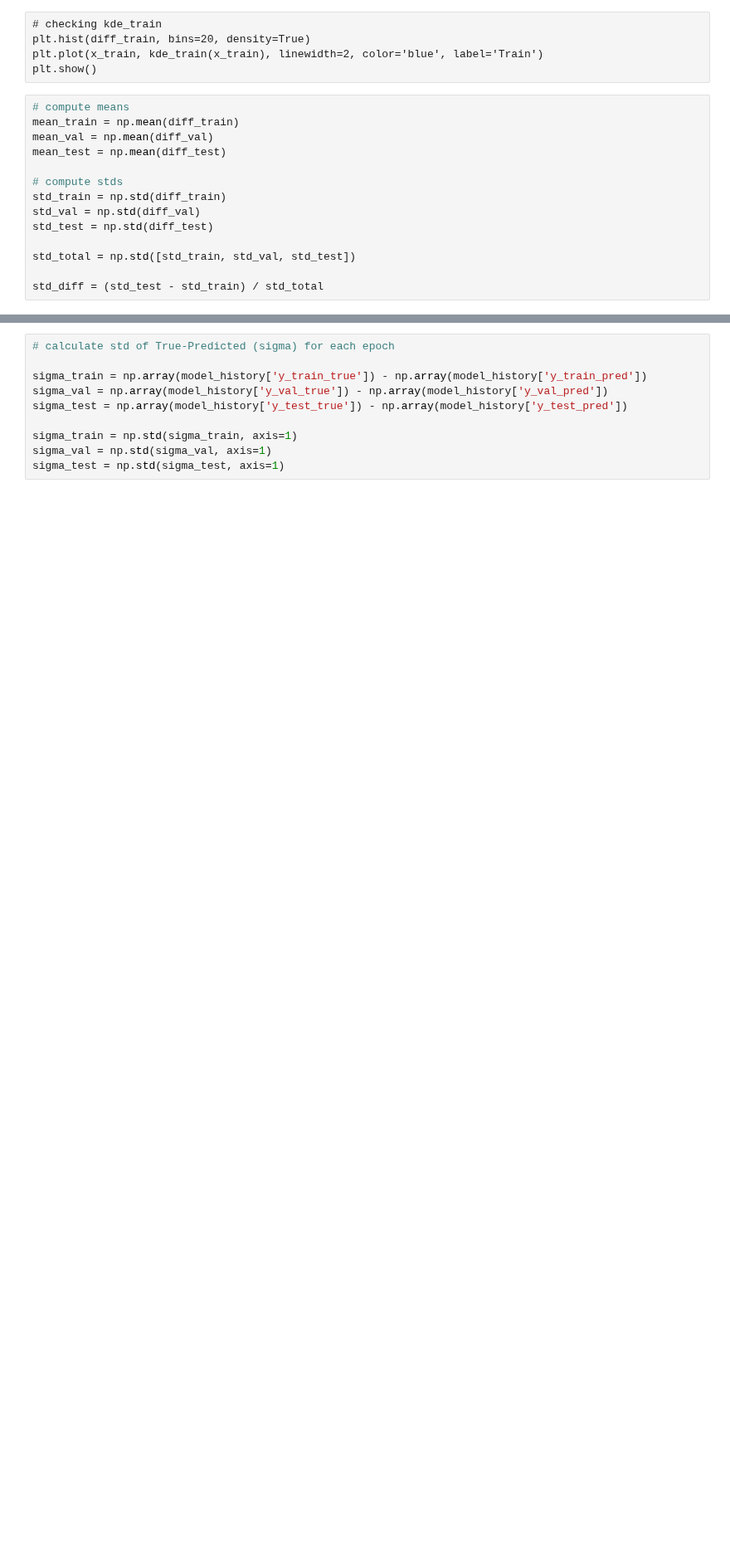
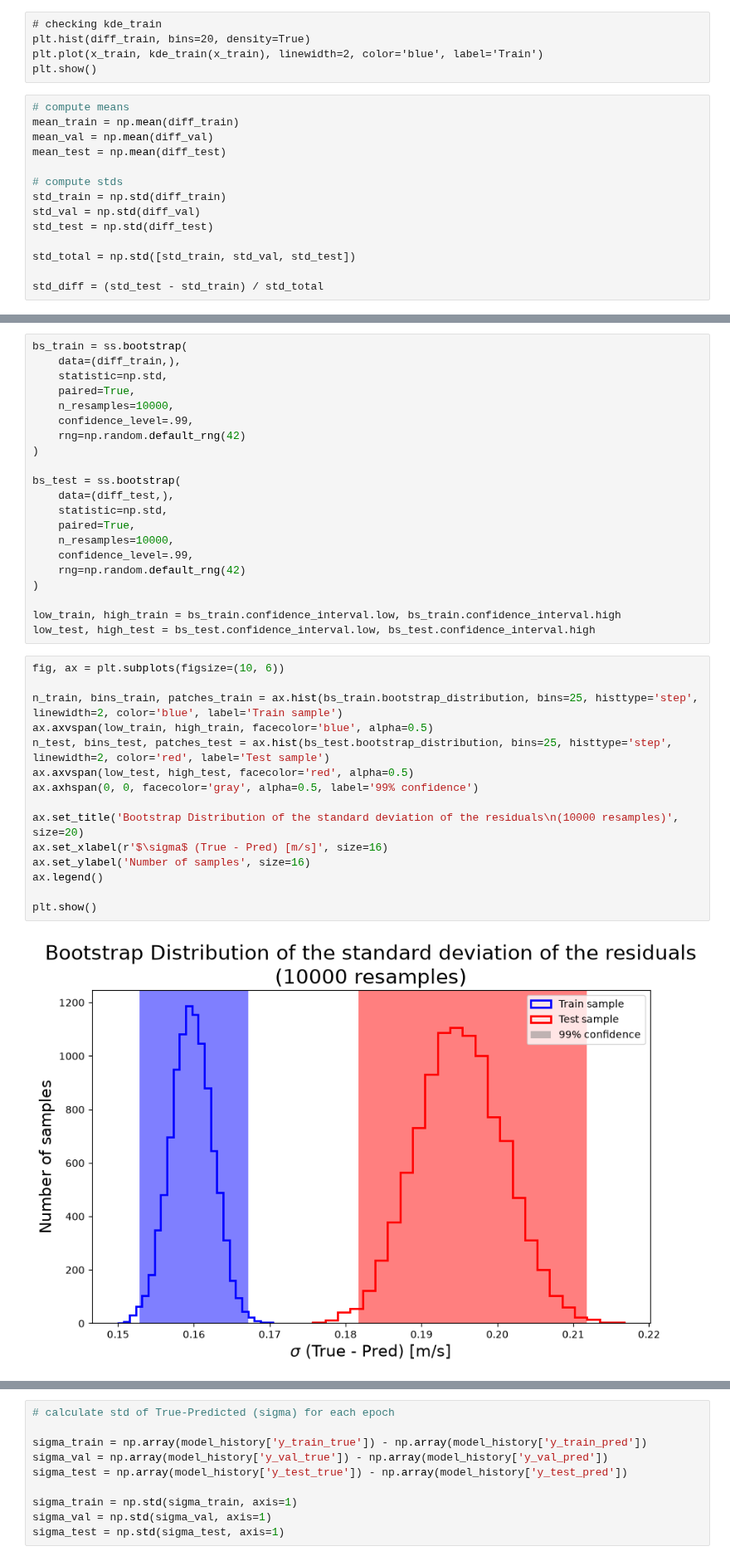
Before and after one commit to Etienne99/LAM_Internship, a Jupyter notebook: scripts_2/neuraln_4.ipynb, the cells around one changed output, grey strips where cells are left out. Shown at 83% size. Saved outputs shown, nothing was run; the diff lists cells and outputs as text; blank space fills up the shorter version.

```diff
--- a/scripts_2/neuraln_4.ipynb
+++ b/scripts_2/neuraln_4.ipynb
@@ -667,0 +675,38 @@ $\displaystyle \text{Difference between } \sigma_{test} \text{ and } \sigma_{tra
+# %%
+bs_train = ss.bootstrap(
+    data=(diff_train,),
+    statistic=np.std,
+    paired=True,
+    n_resamples=10000,
+    confidence_level=.99,
+    rng=np.random.default_rng(42)
+)
+
+bs_test = ss.bootstrap(
+    data=(diff_test,),
+    statistic=np.std,
+    paired=True,
+    n_resamples=10000,
+    confidence_level=.99,
+    rng=np.random.default_rng(42)
+)
+
+low_train, high_train = bs_train.confidence_interval.low, bs_train.confidence_interval.high
+low_test, high_test = bs_test.confidence_interval.low, bs_test.confidence_interval.high
+# %%
+fig, ax = plt.subplots(figsize=(10, 6))
+
+n_train, bins_train, patches_train = ax.hist(bs_train.bootstrap_distribution, bins=25, histtype='step', linewidth=2, color='blue', label='Train sample')
+ax.axvspan(low_train, high_train, facecolor='blue', alpha=0.5)
+n_test, bins_test, patches_test = ax.hist(bs_test.bootstrap_distribution, bins=25, histtype='step', linewidth=2, color='red', label='Test sample')
+ax.axvspan(low_test, high_test, facecolor='red', alpha=0.5)
+ax.axhspan(0, 0, facecolor='gray', alpha=0.5, label='99% confidence')
+
+ax.set_title('Bootstrap Distribution of the standard deviation of the residuals\n(10000 resamples)', size=20)
+ax.set_xlabel(r'$\sigma$ (True - Pred) [m/s]', size=16)
+ax.set_ylabel('Number of samples', size=16)
+ax.legend()
+
+plt.show()
+# %% [output]
+[figure, added]
```
Also changed, not shown: parts of 21 cells of this notebook.
